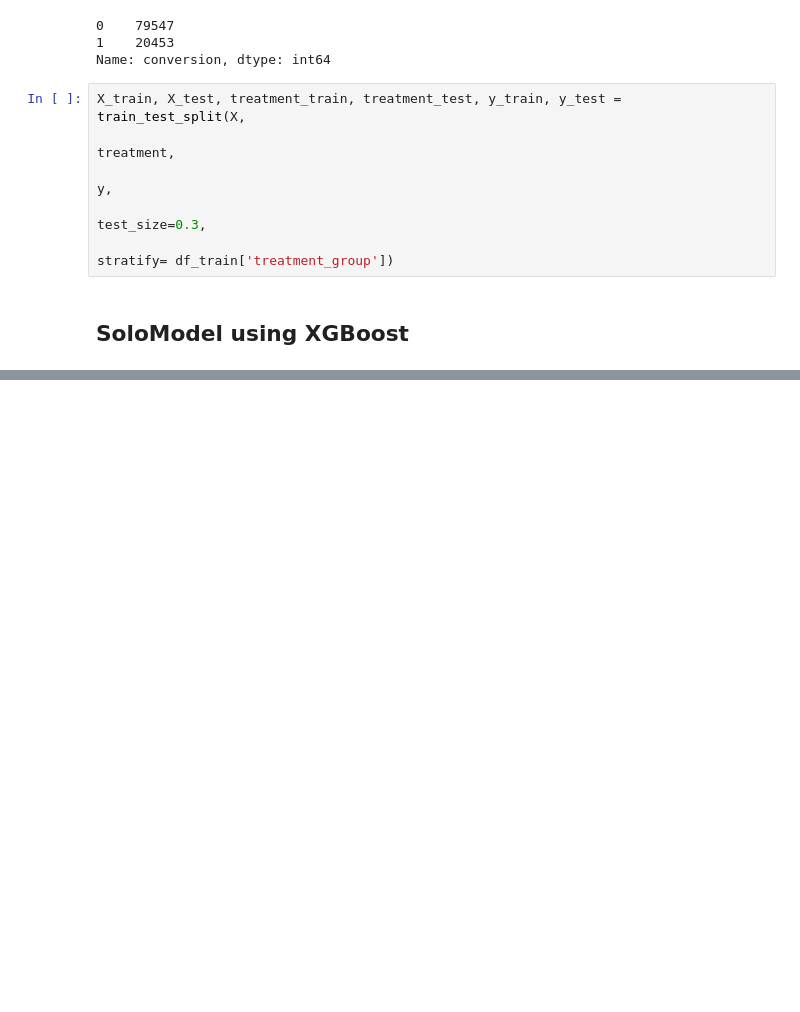
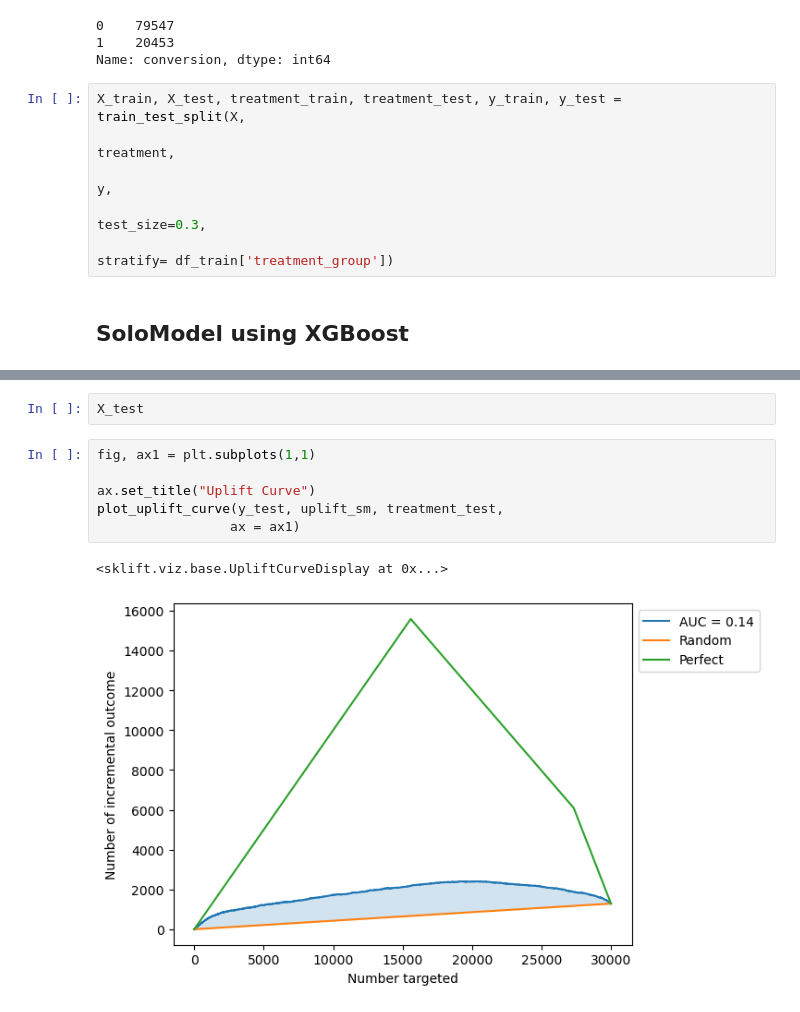
Before and after one commit to Sahilkumarrr13/Uplift_Modeling, a Jupyter notebook: Uplift.ipynb, the cells around one changed output, grey strips where cells are left out. Saved outputs shown, nothing was run; the diff lists cells and outputs as text; blank space fills up the shorter version.

```diff
--- a/Uplift.ipynb
+++ b/Uplift.ipynb
@@ -74,0 +97,11 @@ TypeError: xgboost.sklearn.XGBClassifier.fit() argument after ** must be a mappi
+# %%
+X_test
+# %%
+fig, ax1 = plt.subplots(1,1)
+
+ax.set_title("Uplift Curve")
+plot_uplift_curve(y_test, uplift_sm, treatment_test,
+                 ax = ax1)
+# %% [output]
+<sklift.viz.base.UpliftCurveDisplay at 0x...>
+[figure, added]
```
Also changed, not shown: parts of 20 cells of this notebook, 1 other file.
